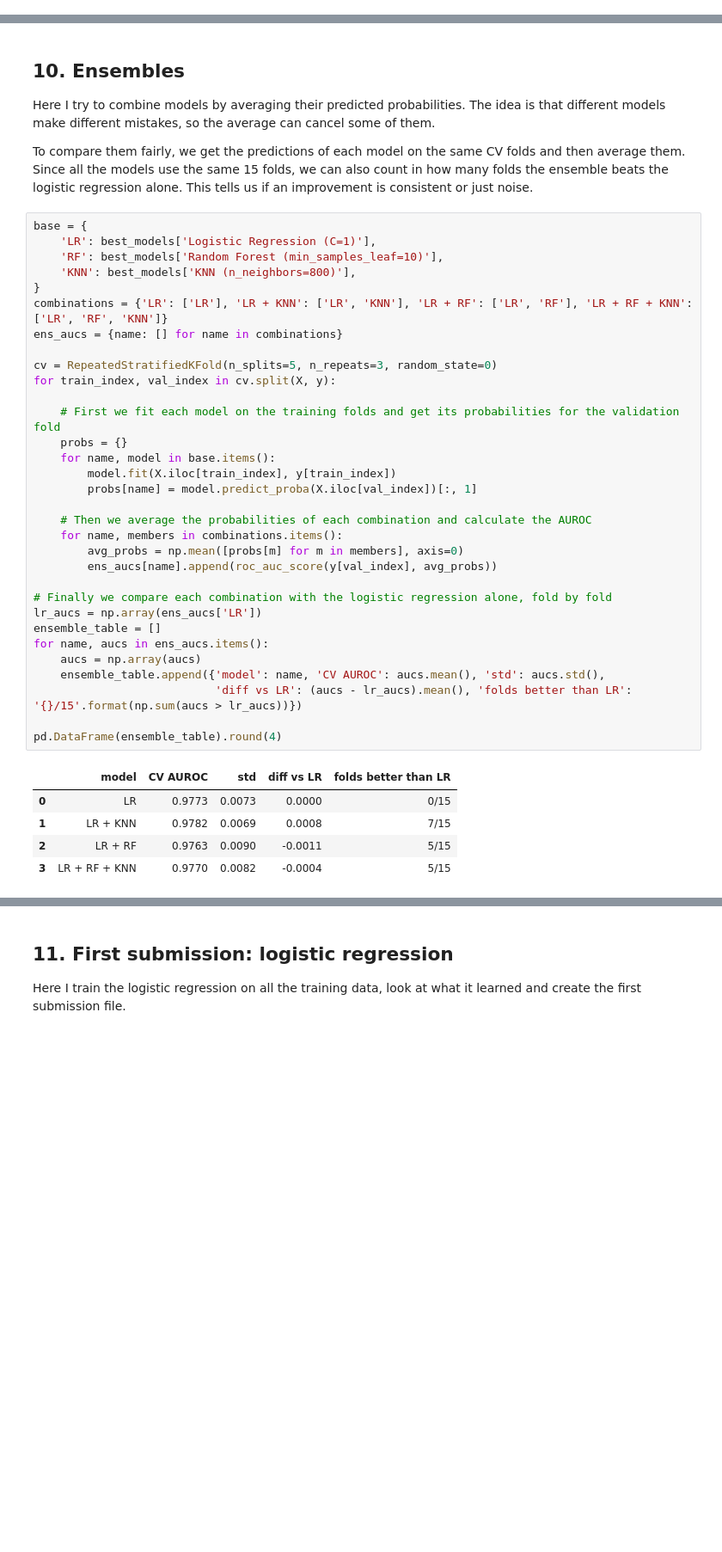
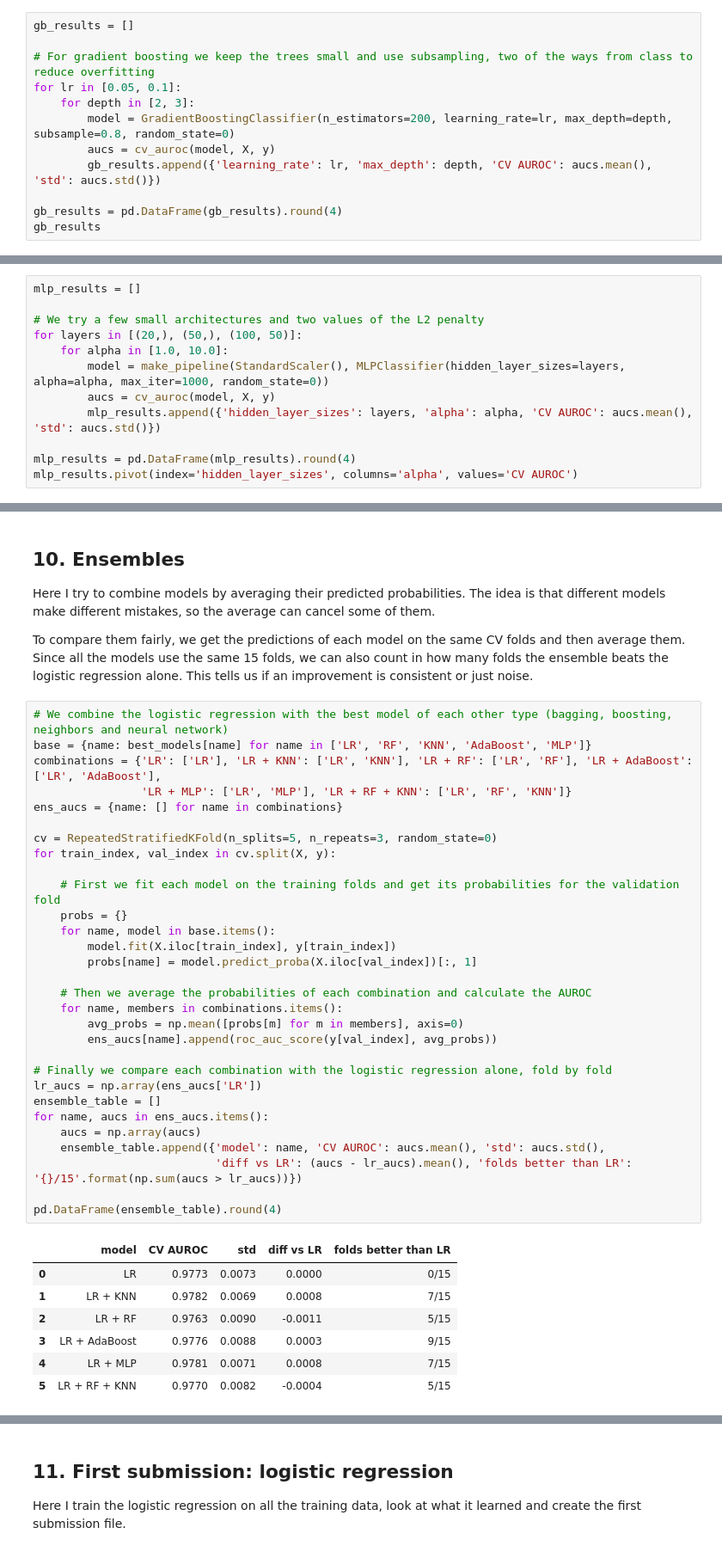
Before and after one commit to albertogomezsoteres/kaggle-classical-music-ml, a Jupyter notebook: notebooks/classical_music_ml.ipynb, the cells around one changed output, grey strips where cells are left out. Shown at 86% size. Cells and saved outputs as stored; diff of their text form; blank space fills up the shorter version.

```diff
--- a/notebooks/classical_music_ml.ipynb
+++ b/notebooks/classical_music_ml.ipynb
@@ -680,0 +748,12 @@ The SVC is the weakest of the four models (~0.955 at best) and it gets worse whe
+# %%
+gb_results = []
+
+# For gradient boosting we keep the trees small and use subsampling, two of the ways from class to reduce overfitting
+for lr in [0.05, 0.1]:
+    for depth in [2, 3]:
+        model = GradientBoostingClassifier(n_estimators=200, learning_rate=lr, max_depth=depth, subsample=0.8, random_state=0)
+        aucs = cv_auroc(model, X, y)
+        gb_results.append({'learning_rate': lr, 'max_depth': depth, 'CV AUROC': aucs.mean(), 'std': aucs.std()})
+
+gb_results = pd.DataFrame(gb_results).round(4)
+gb_results
@@ -680,0 +772,12 @@ The SVC is the weakest of the four models (~0.955 at best) and it gets worse whe
+# %%
+mlp_results = []
+
+# We try a few small architectures and two values of the L2 penalty
+for layers in [(20,), (50,), (100, 50)]:
+    for alpha in [1.0, 10.0]:
+        model = make_pipeline(StandardScaler(), MLPClassifier(hidden_layer_sizes=layers, alpha=alpha, max_iter=1000, random_state=0))
+        aucs = cv_auroc(model, X, y)
+        mlp_results.append({'hidden_layer_sizes': layers, 'alpha': alpha, 'CV AUROC': aucs.mean(), 'std': aucs.std()})
+
+mlp_results = pd.DataFrame(mlp_results).round(4)
+mlp_results.pivot(index='hidden_layer_sizes', columns='alpha', values='CV AUROC')
@@ -714,41 +848,41 @@ Here I try to combine models by averaging their predicted probabilities. The ide
 
 To compare them fairly, we get the predictions of each model on the same CV folds and then average them. Since all the models use the same 15 folds, we can also count in how many folds the ensemble beats the logistic regression alone. This tells us if an improvement is consistent or just noise.
 # %%
-base = {
-    'LR': best_models['Logistic Regression (C=1)'],
-    'RF': best_models['Random Forest (min_samples_leaf=10)'],
-    'KNN': best_models['KNN (n_neighbors=800)'],
-}
-combinations = {'LR': ['LR'], 'LR + KNN': ['LR', 'KNN'], 'LR + RF': ['LR', 'RF'], 'LR + RF + KNN': ['LR', 'RF', 'KNN']}
+# We combine the logistic regression with the best model of each other type (bagging, boosting, neighbors and neural network)
+base = {name: best_models[name] for name in ['LR', 'RF', 'KNN', 'AdaBoost', 'MLP']}
+combinations = {'LR': ['LR'], 'LR + KNN': ['LR', 'KNN'], 'LR + RF': ['LR', 'RF'], 'LR + AdaBoost': ['LR', 'AdaBoost'],
+                'LR + MLP': ['LR', 'MLP'], 'LR + RF + KNN': ['LR', 'RF', 'KNN']}
 ens_aucs = {name: [] for name in combinations}
 
 cv = RepeatedStratifiedKFold(n_splits=5, n_repeats=3, random_state=0)
 for train_index, val_index in cv.split(X, y):
 
     # First we fit each model on the training folds and get its probabilities for the validation fold
     probs = {}
     for name, model in base.items():
         model.fit(X.iloc[train_index], y[train_index])
         probs[name] = model.predict_proba(X.iloc[val_index])[:, 1]
 
     # Then we average the probabilities of each combination and calculate the AUROC
     for name, members in combinations.items():
         avg_probs = np.mean([probs[m] for m in members], axis=0)
         ens_aucs[name].append(roc_auc_score(y[val_index], avg_probs))
 
 # Finally we compare each combination with the logistic regression alone, fold by fold
 lr_aucs = np.array(ens_aucs['LR'])
 ensemble_table = []
 for name, aucs in ens_aucs.items():
     aucs = np.array(aucs)
     ensemble_table.append({'model': name, 'CV AUROC': aucs.mean(), 'std': aucs.std(),
                            'diff vs LR': (aucs - lr_aucs).mean(), 'folds better than LR': '{}/15'.format(np.sum(aucs > lr_aucs))})
 
 pd.DataFrame(ensemble_table).round(4)
 # %% [output]
 |  | model | CV AUROC | std | diff vs LR | folds better than LR |
 | 0 | LR | 0.9773 | 0.0073 | 0.0000 | 0/15 |
 | 1 | LR + KNN | 0.9782 | 0.0069 | 0.0008 | 7/15 |
 | 2 | LR + RF | 0.9763 | 0.0090 | -0.0011 | 5/15 |
-| 3 | LR + RF + KNN | 0.9770 | 0.0082 | -0.0004 | 5/15 |
+| 3 | LR + AdaBoost | 0.9776 | 0.0088 | 0.0003 | 9/15 |
+| 4 | LR + MLP | 0.9781 | 0.0071 | 0.0008 | 7/15 |
+| 5 | LR + RF + KNN | 0.9770 | 0.0082 | -0.0004 | 5/15 |
 # %% [markdown]
```
Also changed, not shown: parts of 27 cells of this notebook, 1 other file.
